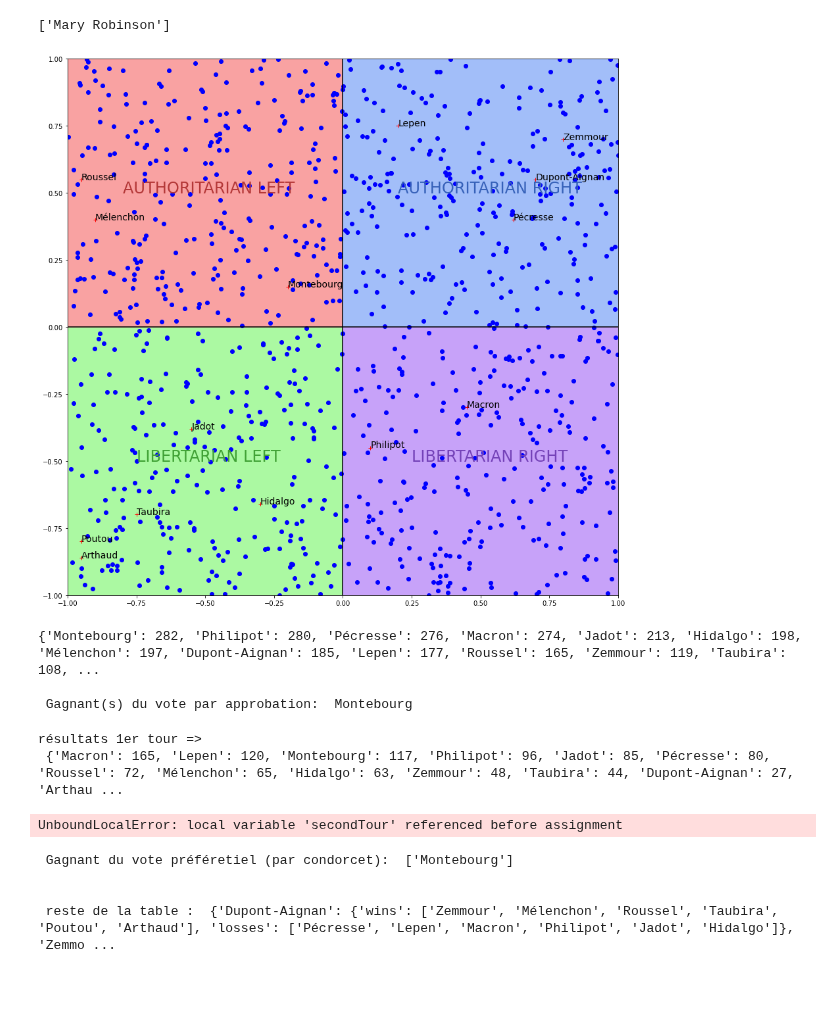
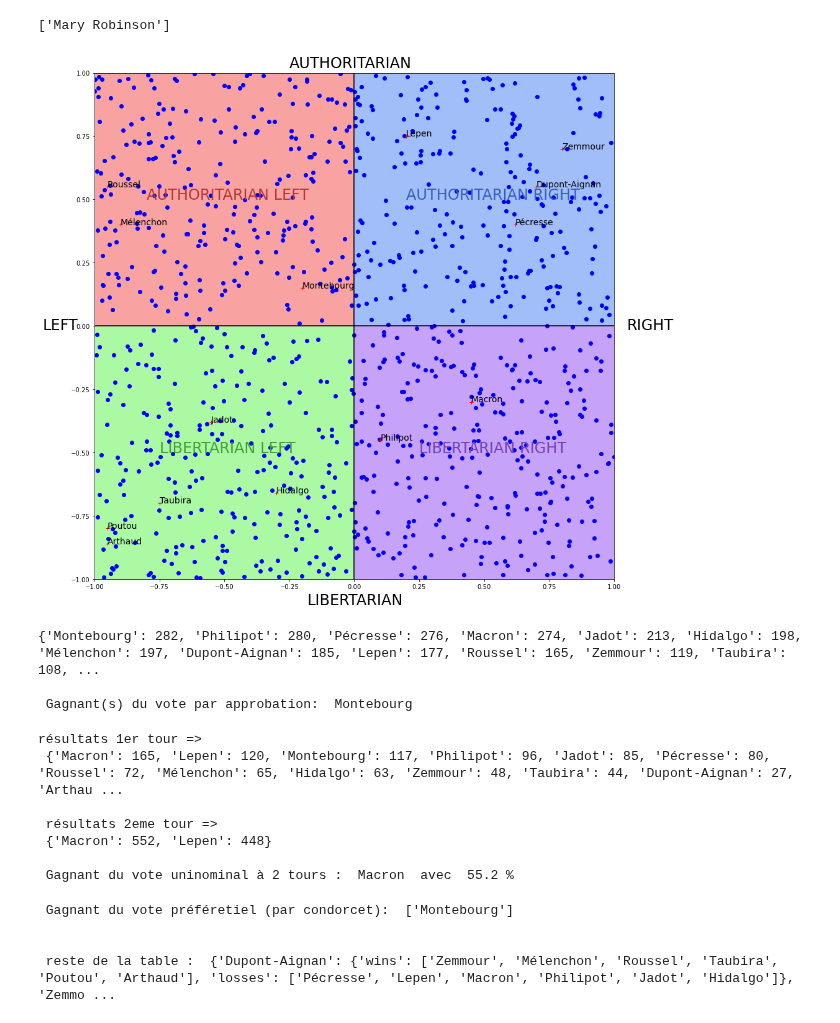
Before and after one commit to Naghan1132/Comparison-of-winners-of-elections-with-different-voting-methods, a Jupyter notebook: recherche.ipynb, the cells around one changed output. Saved outputs shown, nothing was run; the diff lists cells and outputs as text; code cells hidden in the pictures; blank space fills up the shorter version.

Commit message:
amélioration du graph

```diff
--- a/recherche.ipynb
+++ b/recherche.ipynb
@@ -138,13 +138,18 @@ for i in range (0,nombre_votants):
 for coord in listeCoord:
     plt.plot(coord[0], coord[1], 'bo')
 
-# labels
+# LABELS
 plt.text(-0.8, 0.5, "AUTHORITARIAN LEFT", fontsize=24,color='#b43838')
 plt.text(0.2, 0.5, "AUTHORITARIAN RIGHT", fontsize=24,color='#3661b9')
 plt.text(-0.75, -0.5, "LIBERTARIAN LEFT", fontsize=24,color='#40a135')
 plt.text(0.25, -0.5, "LIBERTARIAN RIGHT", fontsize=24,color='#7442b8')
+plt.text(-1.2, -0.015, "LEFT", fontsize=24,color='black')
+plt.text(1.05, -0.015, "RIGHT", fontsize=24,color='black')
+plt.text(-0.25,1.02, "AUTHORITARIAN", fontsize=24,color='black')
+plt.text(-0.18,-1.1, "LIBERTARIAN", fontsize=24,color='black')
 
 # candidats présidentielle 2022, avec leurs position dans le graphique comme dans la source:
+# PLOT YOUR CANDIDATES
 dic = {"Zemmour":[0.8, 0.7],"Dupont-Aignan":[0.7, 0.55],"Pécresse":[0.62, 0.40],"Lepen":[0.2, 0.75],
        "Macron":[0.45, -0.3],"Philipot":[0.1, -0.45],"Montebourg": [-0.20,0.15],"Mélenchon":[-0.90,0.40],
        "Roussel":[-0.95,0.55],"Jadot":[-0.55,-0.38],"Hidalgo":[-0.3,-0.66],"Taubira":[-0.75,-0.7],
@@ -156,34 +161,34 @@ for name,coord in dic.items():
 
 # axes
 plt.axhline(y = 0, color = 'black', linestyle = '-')
 plt.vlines(x = 0, ymin=-1, ymax=1,color = 'black', linestyle = '-')
 
 # couleurs rectangle
 rect1 = Rectangle((0,0),-1,-1,color ='#abf9a2')
 rect2 = Rectangle((0,0),-1,1,color ='#f9a2a2')
 rect3 = Rectangle((0,0),1,1,color ='#a2bef9')
 rect4 = Rectangle((0,0),1,-1,color ='#c7a2f9')
 ax.add_patch(rect1)
 ax.add_patch(rect2)
 ax.add_patch(rect3)
 ax.add_patch(rect4)
 
 plt.xlim([-1,1])
 plt.ylim([-1,1])
 
 #faire les fleches
 #arrowed_spines(fig, ax)
 
 plt.show()
 
 
 # Simuler l'opinion politiques des candidats et donc leurs préférences parmit les candidats
 def distanceEuclidienne(coord1,coord2):
     x1,y1 = coord1
     x2,y2 = coord2
     return math.sqrt(pow(x2-x1,2)+pow(y2-y1,2))
 # %% [output]
-[figure, old version]
+[figure, new version]
 # %%
 # LES DIFFÉRENTES MÉTHODES DE VOTES IMPLÉMENTÉES :
 
@@ -305,7 +309,7 @@ def uninominal(nbTours = 1): # OK
     # Si majoité absolue => pas de 2eme tour
     if majoriteAbsolue(list(premierTour.values())[0],nombre_votants):
         gagnant = list(premierTour.keys())[0]
-        nb_voix = list(secondTour.values())[0]
+        nb_voix = list(premierTour.values())[0]
         pourcentage = round((nb_voix/nombre_votants)*100,2)
         print("majoité absolue !")
         print("\n Gagnant du vote uninominal : ",gagnant, " avec ",pourcentage,"%")
@@ -361,7 +365,11 @@ winnerUninominal = uninominal(2)
 # %% [output]
 résultats 1er tour =>
  {'Macron': 165, 'Lepen': 120, 'Montebourg': 117, 'Philipot': 96, 'Jadot': 85, 'Pécresse': 80, 'Roussel': 72, 'Mélenchon': 65, 'Hidalgo': 63, 'Zemmour': 48, 'Taubira': 44, 'Dupont-Aignan': 27, 'Arthau ...
+
+ résultats 2eme tour =>
+ {'Macron': 552, 'Lepen': 448}
+
+ Gagnant du vote uninominal à 2 tours :  Macron  avec  55.2 %
-UnboundLocalError: local variable 'secondTour' referenced before assignment
 # %%
 # $ pip install condorcet
 import condorcet
```
Also changed, not shown: parts of 5 cells of this notebook.
